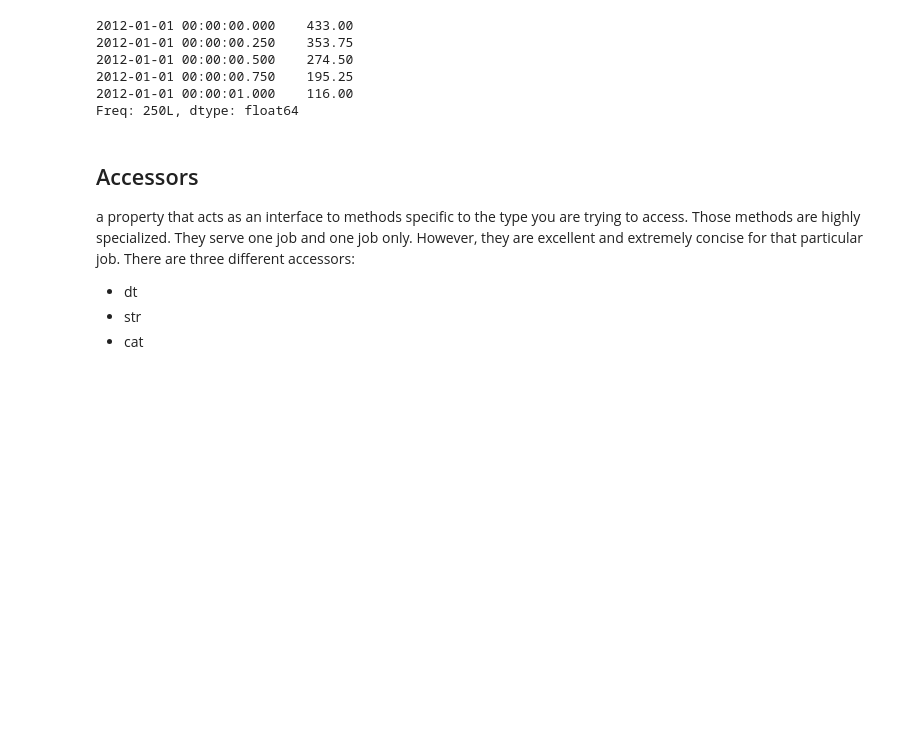
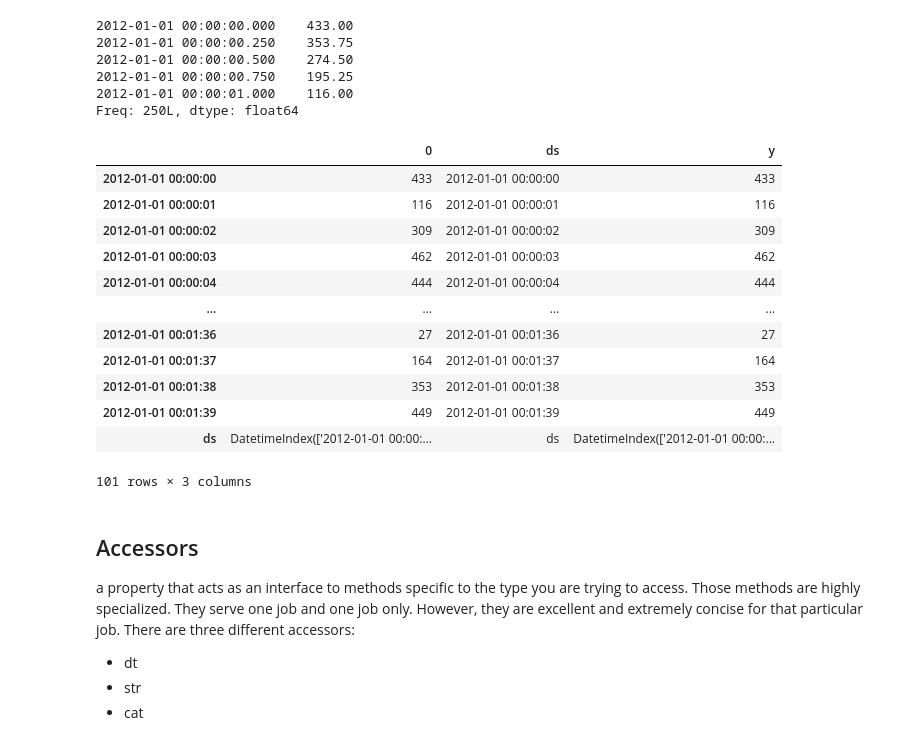
Before and after one commit to RedOx22/real-world-machine-learning, a Jupyter notebook: pandas_advanced_techniques.ipynb, the cells around one changed output. Saved outputs shown, nothing was run; the diff lists cells and outputs as text; code cells hidden in the pictures; blank space fills up the shorter version.

```diff
--- a/pandas_advanced_techniques.ipynb
+++ b/pandas_advanced_techniques.ipynb
@@ -736,6 +736,28 @@ ts[:2].resample("250L").interpolate(method="linear")
 2012-01-01 00:00:00.750    195.25
 2012-01-01 00:00:01.000    116.00
 Freq: 250L, dtype: float64
+# %%
+df = pd.DataFrame(ts)
+# %%
+df["ds"] = df.index
+# %%
+df["y"] = df[0]
+# %%
+df
+# %% [output]
+|  | 0 | ds | y |
+| 2012-01-01 00:00:00 | 433 | 2012-01-01 00:00:00 | 433 |
+| 2012-01-01 00:00:01 | 116 | 2012-01-01 00:00:01 | 116 |
+| 2012-01-01 00:00:02 | 309 | 2012-01-01 00:00:02 | 309 |
+| 2012-01-01 00:00:03 | 462 | 2012-01-01 00:00:03 | 462 |
+| 2012-01-01 00:00:04 | 444 | 2012-01-01 00:00:04 | 444 |
+| ... | ... | ... | ... |
+| 2012-01-01 00:01:36 | 27 | 2012-01-01 00:01:36 | 27 |
+| 2012-01-01 00:01:37 | 164 | 2012-01-01 00:01:37 | 164 |
+| 2012-01-01 00:01:38 | 353 | 2012-01-01 00:01:38 | 353 |
+| 2012-01-01 00:01:39 | 449 | 2012-01-01 00:01:39 | 449 |
+| ds | DatetimeIndex(['2012-01-01 00:00:... | ds | DatetimeIndex(['2012-01-01 00:00:... |
+101 rows × 3 columns
 # %% [markdown]
 ## Accessors
 
```
Also changed, not shown: parts of 19 cells of this notebook.
